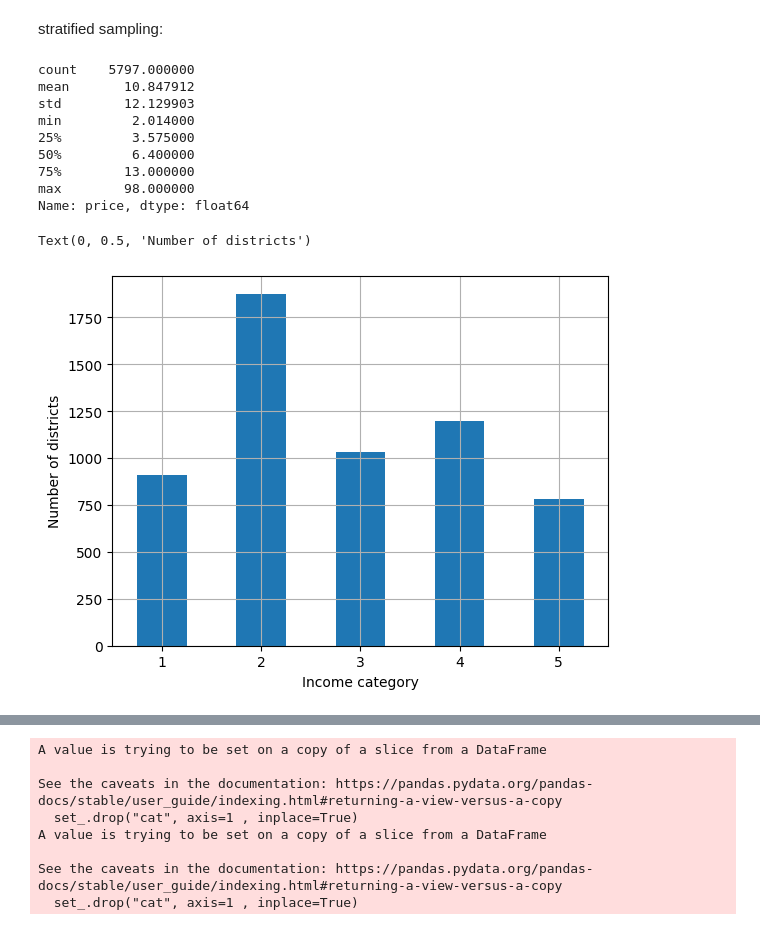
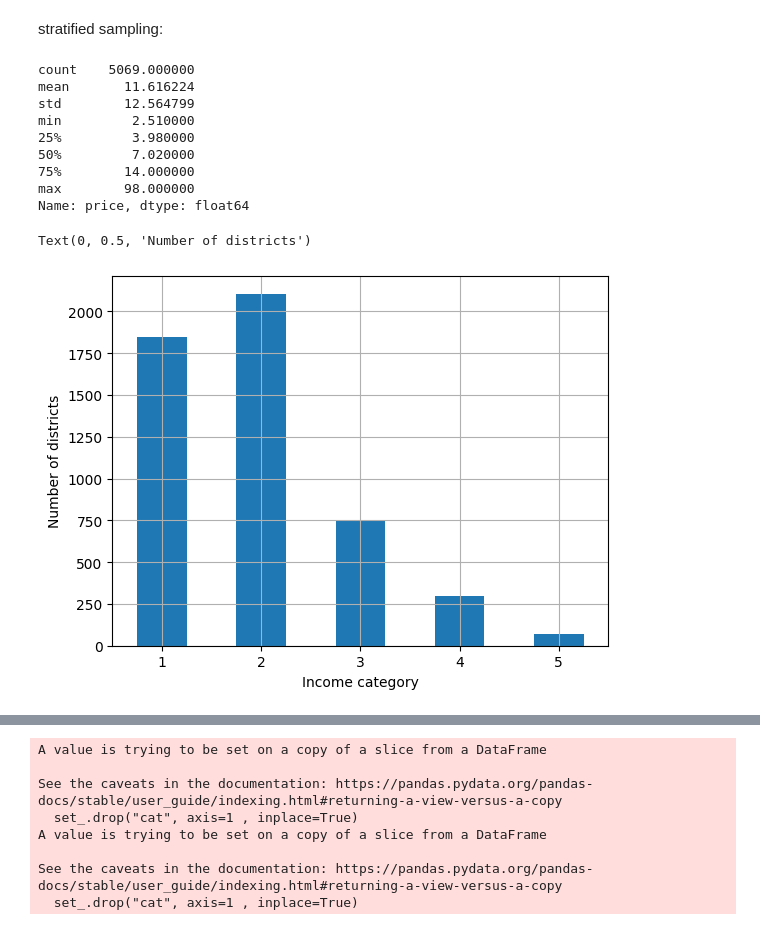
Before and after one commit to mehanalavimajd/pelot, a Jupyter notebook: model/train.ipynb, the cells around one changed output, grey strips where cells are left out. Drawn from its saved outputs; the diff is of its cells as text; code cells hidden in the pictures.

```diff
--- a/model/train.ipynb
+++ b/model/train.ipynb
@@ -2,18 +2,3 @@
 Let's go.
 # %%
 import pandas as pd
-# %%
-def openData():
-    df=pd.read_csv("../data2.csv")
-    df.drop_duplicates()
-    return df
-df=openData()
-
-df=df.dropna(subset=['price'])
-df.drop('rooms',axis=1,inplace=True)
-df.drop('floor',axis=1,inplace=True)
-df['price']/=1e9
-df['averageDistrictValue']/=1e6
-df['test']/=1e9
-
-df.info()
@@ -72,14 +92,15 @@ from scipy import stats
 outlierHigh = df["price"].quantile(0.98)
 outlierLow = df["price"].quantile(0.02)
 df.reset_index()
-df=df[(df['price'] > 2) & (df['price'] < 100)]
+df=df[(df['price'] > 2.5) & (df['price'] < 100)]
 df=df[(df['meter'] > 35) & (df['meter'] < 2000)]
-df=df[(df['buildYear'] > 1355) & (df['buildYear'] < 1404)]
+df=df[(df['buildYear'] > 1375) & (df['buildYear'] < 1404)]
 df=df[(df['district'].str.contains("[^chitgar]"))] # never learned regex :P
 df=df[(df['district'].str.contains("[lake]"))] # never learned regex :P
 
 
 print(outlierLow,outlierHigh)
 df.describe()
+df.hist(figsize=(12,8))
 # %% [output]
 2.2 50.0
@@ -106,31 +131,32 @@ def split_data_with_id_hash(data, test_ratio, id_column):
 # %% [markdown]
 adding an index to data as it's needed.
 # %%
-house_with_id = df.reset_index() # adds an `index` column
-train_set, test_set = split_data_with_id_hash(house_with_id, 0.2, "index")
+df=df.reset_index()
+
+train_set, test_set = split_data_with_id_hash(df, 0.2, "index")
 # %% [markdown]
 stratified sampling:
 # %%
 print(df['price'].describe())
 df["cat"] = pd.cut(df["price"].astype(float),
-bins=[0., 3, 6, 10, 20, np.inf],
+bins=[0., 5, 15, 30, 60, np.inf],
 labels=[1, 2, 3, 4, 5])
 df["cat"].value_counts().sort_index().plot.bar(rot=0, grid=True)
 plt.xlabel("Income category")
 plt.ylabel("Number of districts")
 # plt.show()
 # %% [output]
-count    5797.000000
-mean       10.847912
-std        12.129903
-min         2.014000
-25%         3.575000
-50%         6.400000
-75%        13.000000
+count    5069.000000
+mean       11.616224
+std        12.564799
+min         2.510000
+25%         3.980000
+50%         7.020000
+75%        14.000000
 max        98.000000
 Name: price, dtype: float64
 Text(0, 0.5, 'Number of districts')
-[figure, old version]
+[figure, new version]
 # %%
 from sklearn.model_selection import StratifiedShuffleSplit
 
```
Also changed, not shown: parts of 15 cells of this notebook, 6 other files.
